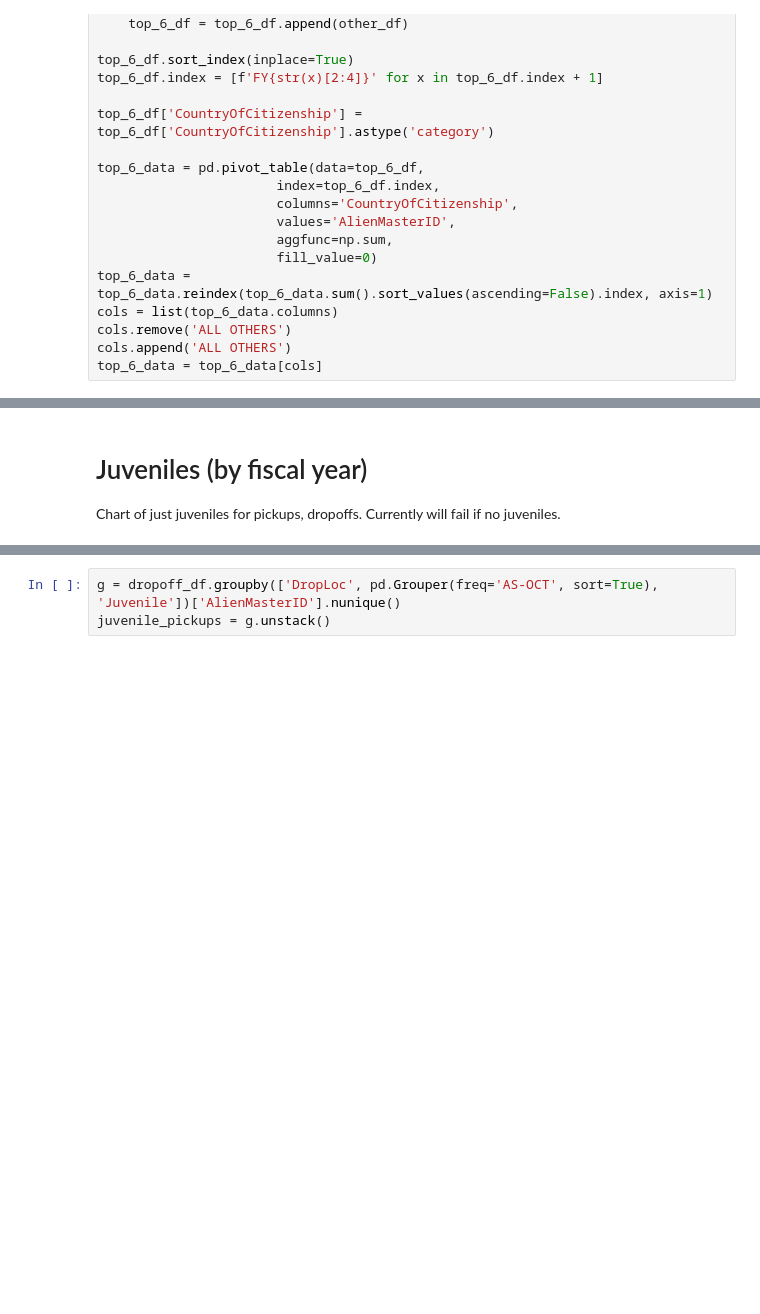
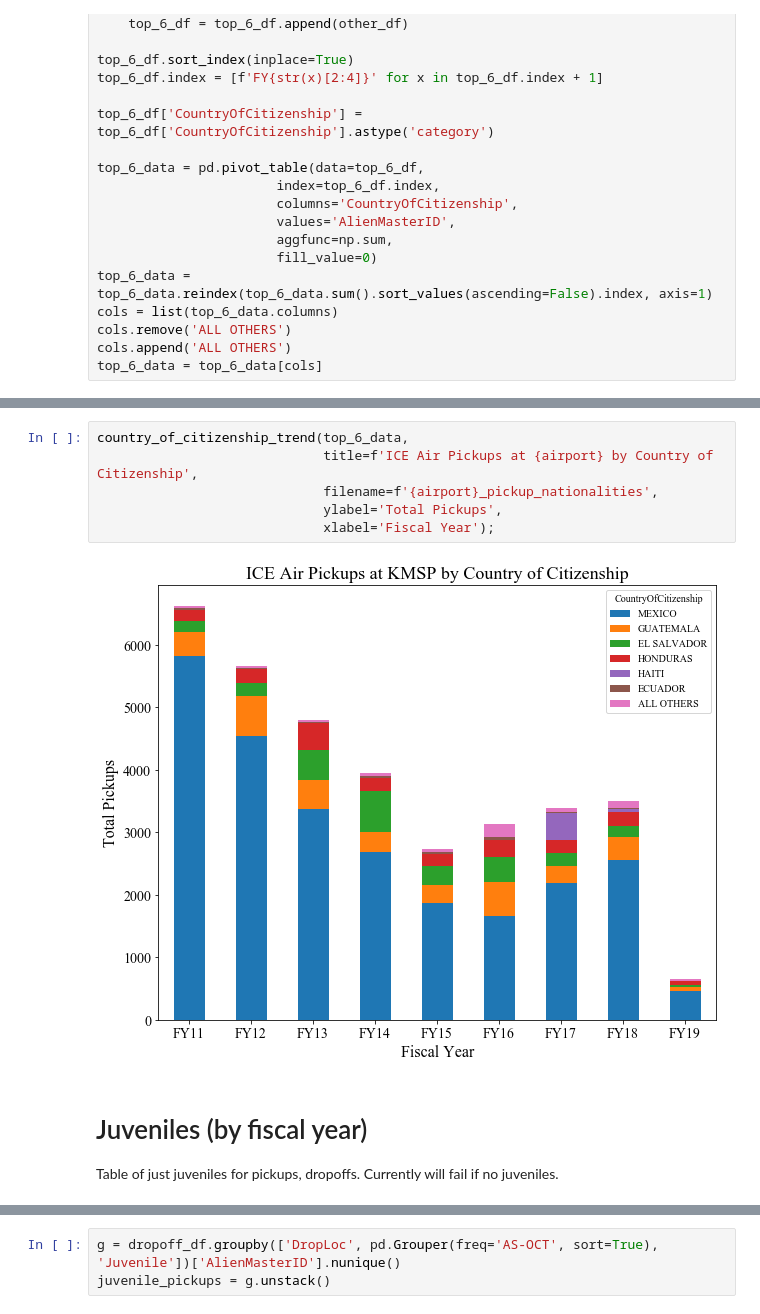
Before and after one commit to UWCHR/ice-air, a Jupyter notebook: analyze/note/airport.ipynb, the cells around one changed output, grey strips where cells are left out. Cells and saved outputs as stored; diff of their text form; blank space fills up the shorter version.

```diff
--- a/analyze/note/airport.ipynb
+++ b/analyze/note/airport.ipynb
@@ -480,4 +454,12 @@ country_of_citizenship_trend(top_6_data,
+# %%
+country_of_citizenship_trend(top_6_data,
+                             title=f'ICE Air Pickups at {airport} by Country of Citizenship',
+                             filename=f'{airport}_pickup_nationalities',
+                             ylabel='Total Pickups',
+                             xlabel='Fiscal Year');
+# %% [output]
+[figure, added]
 # %% [markdown]
 # Juveniles (by fiscal year)
 
-Chart of just juveniles for pickups, dropoffs. Currently will fail if no juveniles.
+Table of just juveniles for pickups, dropoffs. Currently will fail if no juveniles.
```
Also changed, not shown: parts of 26 cells of this notebook, 1 other file.
